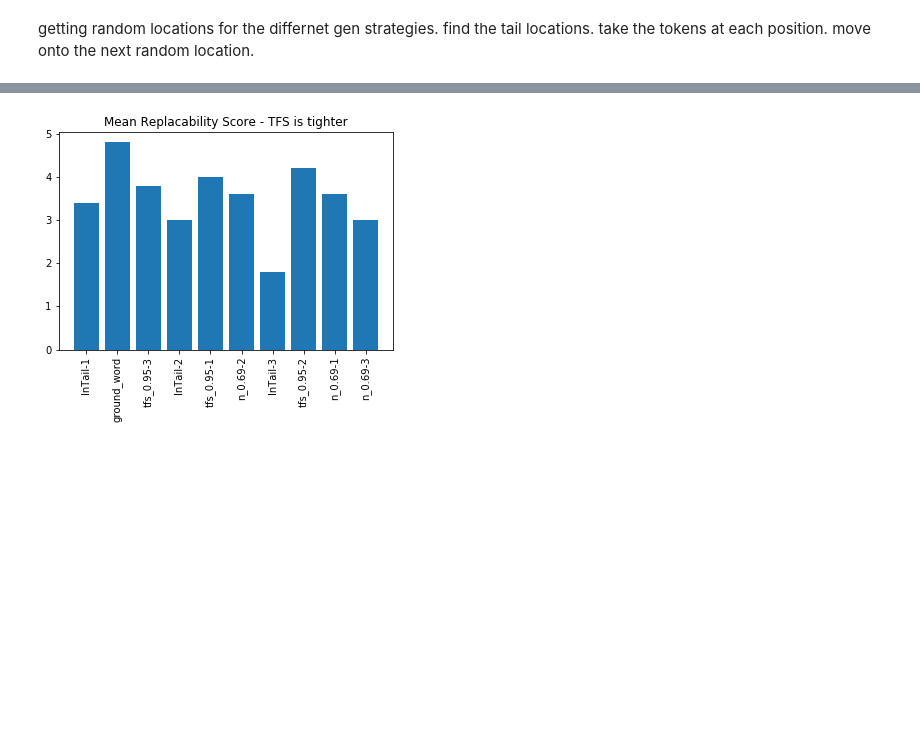
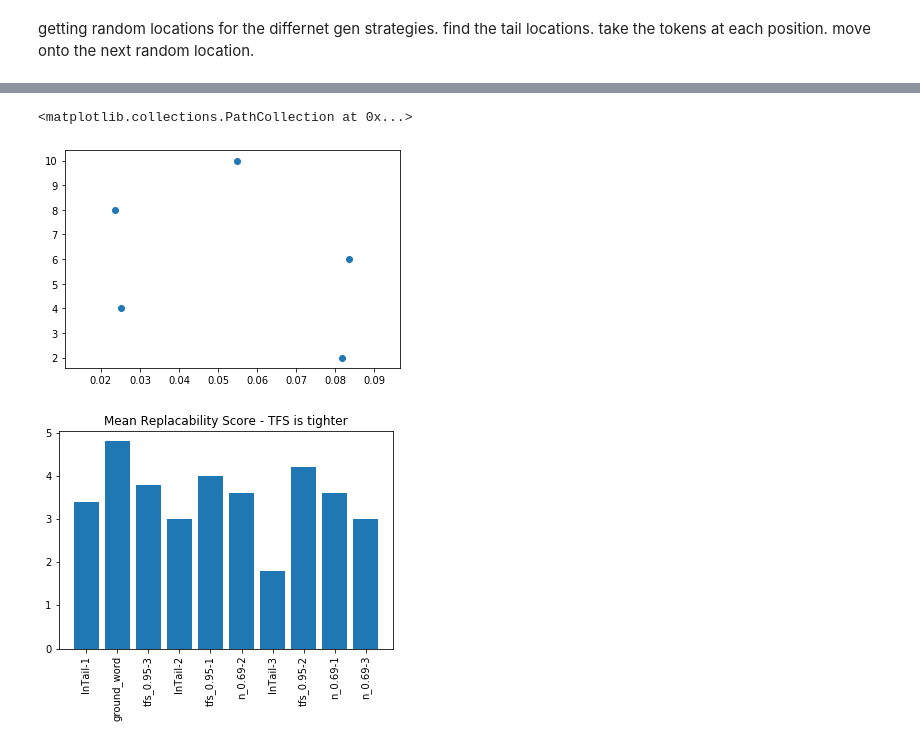
Before and after one commit to TrentBrick/tail-sampling, a Jupyter notebook: ProbabilityLocations-EvaluateSamples.ipynb, the cells around one changed output, grey strips where cells are left out. Drawn from its saved outputs; the diff is of its cells as text; code cells hidden in the pictures; blank space fills up the shorter version.

```diff
--- a/ProbabilityLocations-EvaluateSamples.ipynb
+++ b/ProbabilityLocations-EvaluateSamples.ipynb
@@ -403,0 +405,3 @@ from utils import *
+# %%
+means = prd.groupby('rep').mean()
+means
@@ -404 +416,6 @@ from utils import *
+# %%
+plt.scatter(means['probs'], means.index)
+# %% [output]
+<matplotlib.collections.PathCollection at 0x...>
+[figure, added]
 # %%
```
Also changed, not shown: parts of 35 cells of this notebook, 5 other files.
